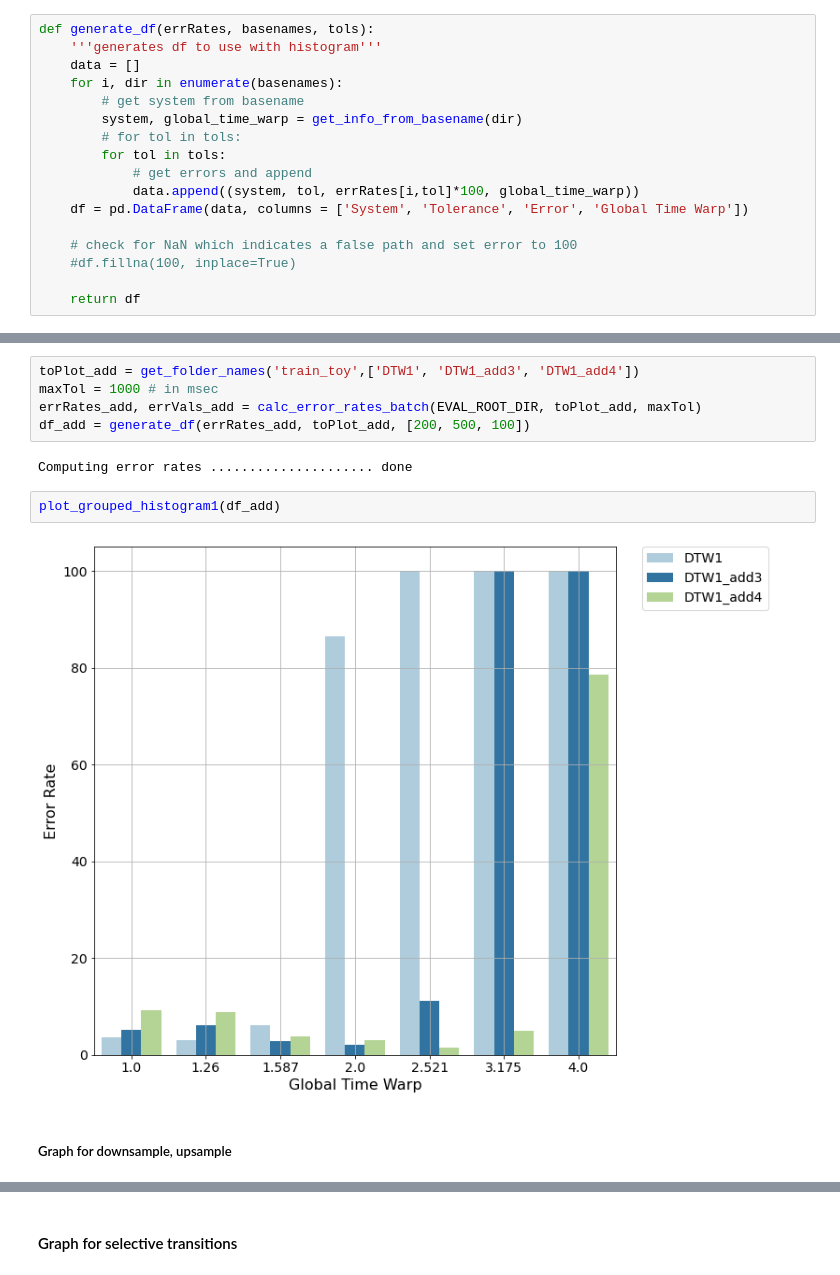
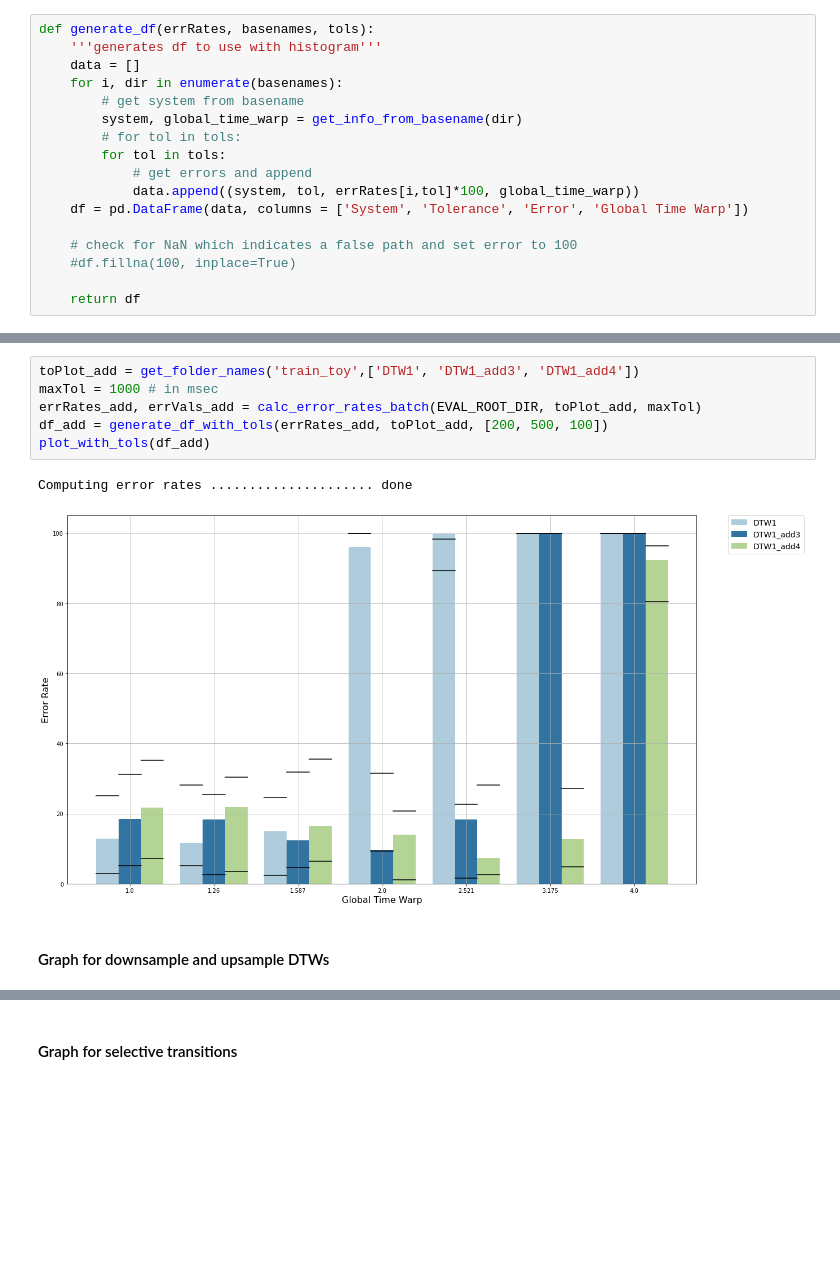
Before and after one commit to HMC-MIR/ExtremeTimeWarping, a Jupyter notebook: 03_Evaluate.ipynb, the cells around one changed output, grey strips where cells are left out. Cells and saved outputs as stored; diff of their text form; blank space fills up the shorter version.

```diff
--- a/03_Evaluate.ipynb
+++ b/03_Evaluate.ipynb
@@ -264,14 +296,12 @@ plot_grouped_histogram1(df_normal)
 # %%
 toPlot_add = get_folder_names('train_toy',['DTW1', 'DTW1_add3', 'DTW1_add4'])
 maxTol = 1000 # in msec
 errRates_add, errVals_add = calc_error_rates_batch(EVAL_ROOT_DIR, toPlot_add, maxTol)
-df_add = generate_df(errRates_add, toPlot_add, [200, 500, 100])
+df_add = generate_df_with_tols(errRates_add, toPlot_add, [200, 500, 100])
+plot_with_tols(df_add)
 # %% [output]
 Computing error rates ..................... done
+[figure, added]
-# %%
-plot_grouped_histogram1(df_add)
-# %% [output]
-[figure, removed]
 # %% [markdown]
-##### Graph for downsample, upsample
+#### Graph for downsample and upsample DTWs
 # %%
```
Also changed, not shown: parts of 31 cells of this notebook.
